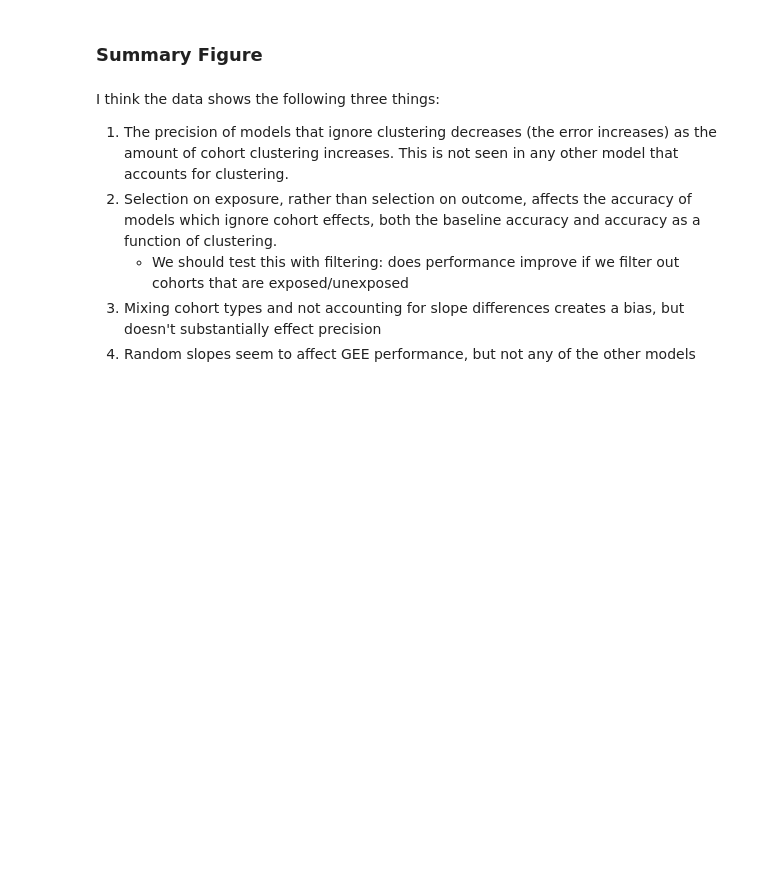
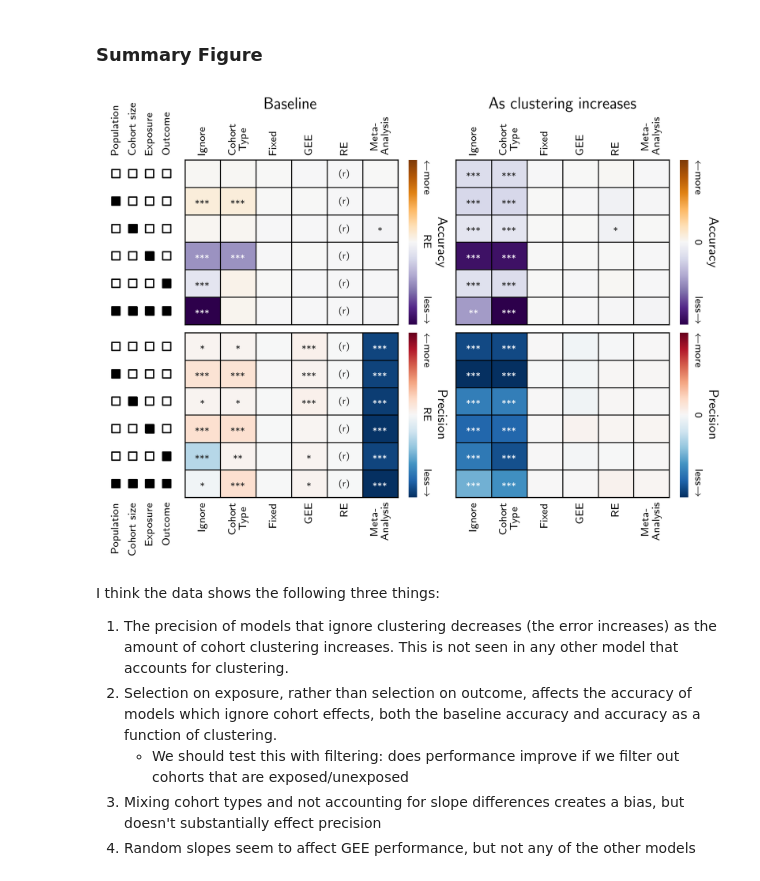
Before and after one commit to jwdebelius/theseus-autopsy, a Jupyter notebook: ipynb/Simulations.ipynb, the cells around one changed output. Drawn from its saved outputs; the diff is of its cells as text; code cells hidden in the pictures; blank space fills up the shorter version.

Commit message:
Updates to fixed cohort effect

```diff
--- a/ipynb/Simulations.ipynb
+++ b/ipynb/Simulations.ipynb
@@ -76,7 +76,7 @@ One the data gets simulated and fitted, it needs to be modeled. We'll work with
 There's a set of consistent functions to do this. Each model takes the seed ICC value (from the simulated data), the data itself, and a matrix to adjust for any confounders. Each function returns the ICC, fit(s), fit parameters, whether the model converged, and a name.
 # %%
 models = [bw_ana.ignore_cohort,
-          partial(bw_ana.lme_group, risk_='cohort_type'),
+          bw_ana.fixed_type,
           bw_ana.fixed_cohort,
           bw_ana.gee_cohort,
           bw_ana.lme_cohort,
@@ -577,21 +577,13 @@ I want to set up a series of minimum simulations that let me check the following
 | 16 | yes | yes | yes | yes |
 # %%
 scenarios_lo_var = [
-    [[0, 0, 0, 0, 0], dict(uniform=True, size_func=uniform_sizes,)],
-    [[1, 0, 0, 0, 0], dict(uniform=False, size_func=uniform_sizes,)],
-    [[0, 1, 0, 0, 0], dict(uniform=True, size_func=vary_sizes,)],
-    [[0, 0, 1, 0, 0], dict(uniform=True, size_func=uniform_sizes, exp_prob=exposure_prob, exp_weight=exposure_weight,)],
-    [[0, 0, 0, 1, 0], dict(uniform=True, size_func=uniform_sizes, out_prob=out_types, out_weight=out_weights)],
-    [[1, 1, 1, 1, 0], dict(uniform=False, size_func=vary_sizes, out_prob=out_types,
+    [[0, 0, 0, 0], dict(uniform=True, size_func=uniform_sizes,)],
+    [[1, 0, 0, 0], dict(uniform=False, size_func=uniform_sizes,)],
+    [[0, 1, 0, 0], dict(uniform=True, size_func=vary_sizes,)],
+    [[0, 0, 1, 0], dict(uniform=True, size_func=uniform_sizes, exp_prob=exposure_prob, exp_weight=exposure_weight,)],
+    [[0, 0, 0, 1], dict(uniform=True, size_func=uniform_sizes, out_prob=out_types, out_weight=out_weights)],
+    [[1, 1, 1, 1], dict(uniform=False, size_func=vary_sizes, out_prob=out_types,
                                       out_weight=out_weights, exp_prob=exposure_prob, exp_weight=exposure_weight)],
-    [[0, 0, 0, 0, 1], dict(uniform=True, size_func=uniform_sizes, slope_var=0.1)],
-    [[0, 0, 0, 0, 1], dict(uniform=True, size_func=uniform_sizes, slope_var=0.5)],
-    [[0, 0, 1, 0, 0], dict(uniform=True, size_func=uniform_sizes, exp_prob=exposure_prob, exp_weight=exposure_weight, slope_var=0.1)],
-    [[0, 0, 1, 0, 0], dict(uniform=True, size_func=uniform_sizes, exp_prob=exposure_prob, exp_weight=exposure_weight, slope_var=0.5)],
-    [[1, 1, 1, 1, 0], dict(uniform=False, size_func=vary_sizes, out_prob=out_types,
-                                      out_weight=out_weights, exp_prob=exposure_prob, exp_weight=exposure_weight, slope_var=0.1)],
-    [[1, 1, 1, 1, 0], dict(uniform=False, size_func=vary_sizes, out_prob=out_types,
-                                      out_weight=out_weights, exp_prob=exposure_prob, exp_weight=exposure_weight, slope_var=0.5)],
 ]
 # %% [markdown]
 # Example Simulation
@@ -2128,9 +2053,9 @@ axla0 = fig.add_subplot(gs[0, 0], sharex=axla1)
 axhm00 = fig.add_subplot(gs[0, 1:4], sharey=axla0, sharex=axhm10)
 axhm01 = fig.add_subplot(gs[0, 4:7], sharey=axla0, sharex=axhm11)
 
-hm_data = [[wpar_bse_0, wval_bse_0, axhm10, 'Precision', 'RdBu', 'LME'],
+hm_data = [[wpar_bse_0, wval_bse_0, axhm10, 'Precision', 'RdBu', 'RE'],
            [wpar_bse_1, wval_bse_1, axhm11, 'Precision', 'RdBu', '0'],
-           [wpar_acc_0, wval_acc_0, axhm00, 'Accuracy', 'PuOr', 'LME'],
+           [wpar_acc_0, wval_acc_0, axhm00, 'Accuracy', 'PuOr', 'RE'],
            [wpar_acc_1, wval_acc_1, axhm01, 'Accuracy', 'PuOr', '0'],
           ]
 for param, annot, ax, lab, cmap, center in hm_data:
@@ -2163,33 +2088,35 @@ for param, annot, ax, lab, cmap, center in hm_data:
 
 
 for ax in [axla1, axla0]:
 
 
     ax.scatter(np.hstack(labelx), np.hstack(labely),
                   marker='s',
                   edgecolor='k',
                   facecolor='None',
                   )
     ax.scatter(np.hstack(maskx), np.hstack(masky),
                   marker='s',
                   edgecolor='k',
                   facecolor='k',
                   )
     ax.set_xlim([-0.2, 1.2])
     ax.set_xticks(np.linspace(0, 1, 4))
 
     ax.yaxis.set_tick_params(left=False, labelleft=False)
     ax.set_xticklabels(['Population', 'Cohort size', 'Exposure', 'Outcome'], size=8, rotation=90)
     ax.xaxis.set_tick_params(bottom=False, top=False, length=0)
     sn.despine(ax=ax, left=True, right=True, top=True, bottom=True)
 
 for ax in [axla0, axhm00, axhm01]:
     ax.xaxis.set_tick_params(labelbottom=False, labeltop=True)
 
 axhm00.set_title('Baseline')
 axhm01.set_title('As clustering increases')
 
 fig
+# %% [output]
+[figure, added]
 # %% [markdown]
 I think the data shows the following three things:
 
```
Also changed, not shown: parts of 30 cells of this notebook, 1 other file.
